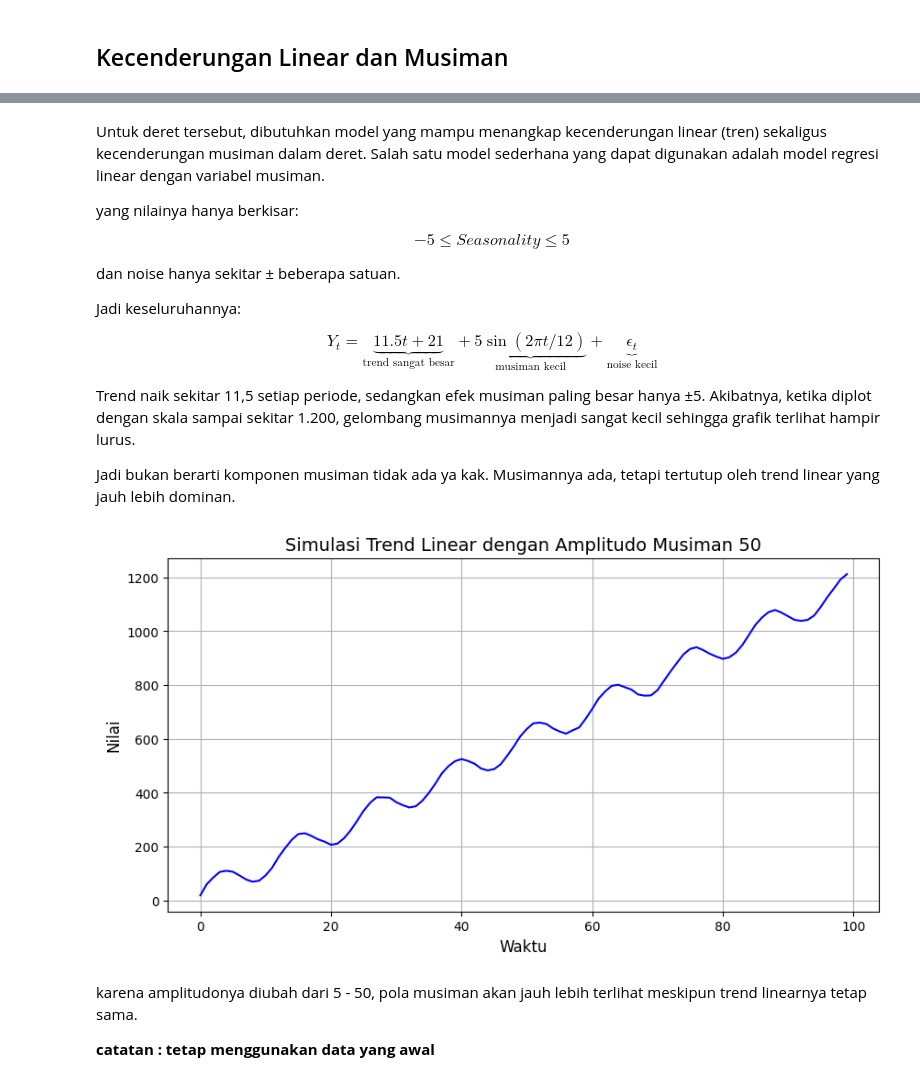
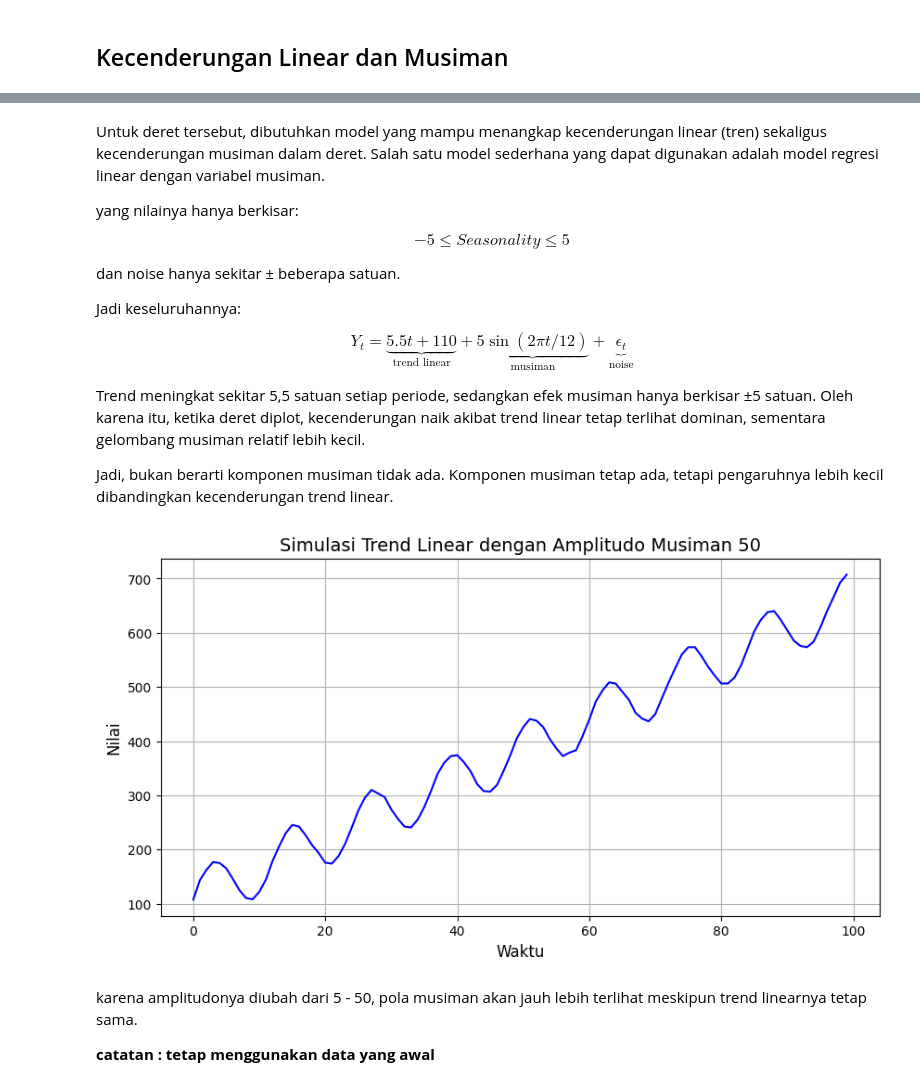
Before and after one commit to haniyathul/Praktikum-Analisis-Deret-Waktu, a Jupyter notebook: Tugas_Praktikum_STA2542_Minggu_2.ipynb, the cells around one changed output, grey strips where cells are left out. Saved outputs shown, nothing was run; the diff lists cells and outputs as text; code cells hidden in the pictures.

```diff
--- a/Tugas_Praktikum_STA2542_Minggu_2.ipynb
+++ b/Tugas_Praktikum_STA2542_Minggu_2.ipynb
@@ -896,41 +1020,41 @@ dan noise hanya sekitar ± beberapa satuan.
 
 Jadi keseluruhannya:
 
-$$ Y_t = \underbrace{11.5t+21}_{\text{trend sangat besar}} +\underbrace{5\sin(2\pi t/12)}_{\text{musiman kecil}} +\underbrace{\epsilon_t}_{\text{noise kecil}} $$
+$$ Y_t= \underbrace{5.5t+110}_{\text{trend linear}} + \underbrace{5\sin(2\pi t/12)}_{\text{musiman}} + \underbrace{\epsilon_t}_{\text{noise}} $$
 
-Trend naik sekitar 11,5 setiap periode, sedangkan efek musiman paling besar hanya ±5. Akibatnya, ketika diplot dengan skala sampai sekitar 1.200, gelombang musimannya menjadi sangat kecil sehingga grafik terlihat hampir lurus.
+Trend meningkat sekitar 5,5 satuan setiap periode, sedangkan efek musiman hanya berkisar ±5 satuan. Oleh karena itu, ketika deret diplot, kecenderungan naik akibat trend linear tetap terlihat dominan, sementara gelombang musiman relatif lebih kecil.
 
-Jadi bukan berarti komponen musiman tidak ada ya kak. Musimannya ada, tetapi tertutup oleh trend linear yang jauh lebih dominan.
+Jadi, bukan berarti komponen musiman tidak ada. Komponen musiman tetap ada, tetapi pengaruhnya lebih kecil dibandingkan kecenderungan trend linear.
 # %%
 # Simulasi percobaan jika amplitudo diubah
 
 np.random.seed(1011)
 n_amp = 100
 x_amp = np.arange(n_amp)
 
 # Komponen trend linear
-a_amp, b_amp = 0.5 + 11, 10 + 11
+a_amp, b_amp = 0.5 * 11, 10 * 11
 trend_amp = a_amp * x_amp + b_amp
 
 # Komponen musiman dengan amplitudo 50
 seasonality_amp = 50 * np.sin(2 * np.pi * x_amp / 12)
 
 # Noise acak
 noise_amp = np.random.normal(scale=2, size=n_amp)
 
 # Gabungan semua komponen
 series_amp = trend_amp + seasonality_amp + noise_amp
 
 # Plot
 plt.figure(figsize=(10, 5))
 plt.plot(x_amp, series_amp, color='b')
 plt.xlabel('Waktu', fontsize=12)
 plt.ylabel('Nilai', fontsize=12)
 plt.title('Simulasi Trend Linear dengan Amplitudo Musiman 50', fontsize=14)
 plt.grid()
 plt.show()
 # %% [output]
-[figure, old version]
+[figure, new version]
 # %% [markdown]
 karena amplitudonya diubah dari 5 - 50, pola musiman akan jauh lebih terlihat meskipun trend linearnya tetap sama.
 
```
Also changed, not shown: parts of 38 cells of this notebook.
